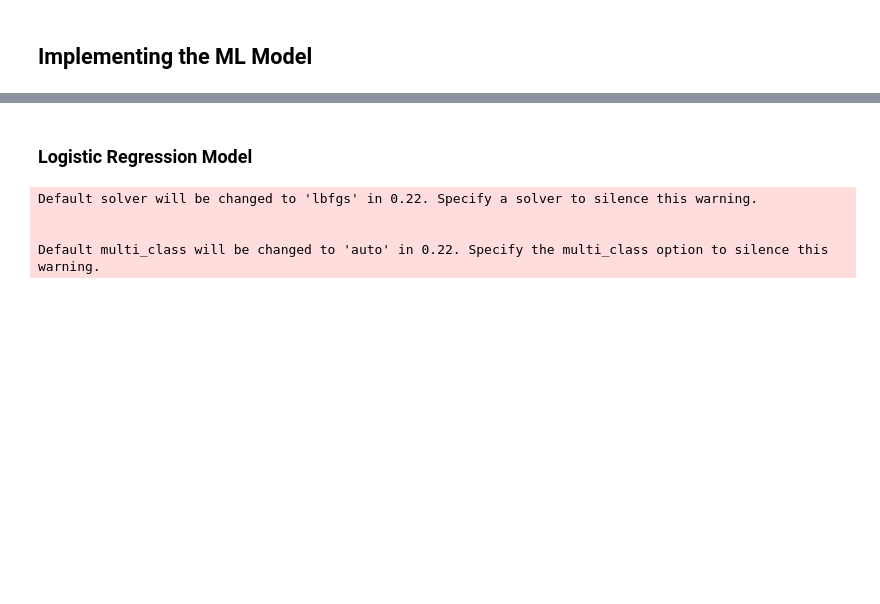
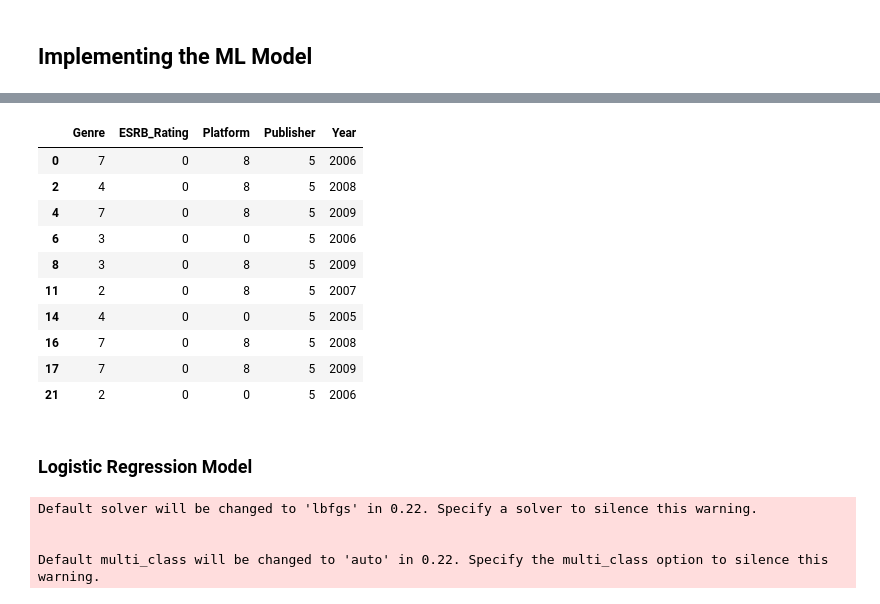
Before and after one commit to datares/gamestop, a Jupyter notebook: Analysis/videogames_prelimanalysis.ipynb, the cells around one changed output, grey strips where cells are left out. Drawn from its saved outputs; the diff is of its cells as text; code cells hidden in the pictures; blank space fills up the shorter version.

```diff
--- a/Analysis/videogames_prelimanalysis.ipynb
+++ b/Analysis/videogames_prelimanalysis.ipynb
@@ -511,3 +563,5 @@ df_final2.head(10)
+# %%
+df1 = df_final2['Year']
 # %%
 df_final2 = df_final2[['Genre', 'ESRB_Rating', 'Platform', 'Publisher','Critic_Score', 'Score_Category']]
 # %%
@@ -542,3 +594,19 @@ Y2 = df_final2['Critic_Score']
+# %%
+X = pd.concat([X, df1], axis='columns')
+# %%
+X.head(10)
+# %% [output]
+|  | Genre | ESRB_Rating | Platform | Publisher | Year |
+| 0 | 7 | 0 | 8 | 5 | 2006 |
+| 2 | 4 | 0 | 8 | 5 | 2008 |
+| 4 | 7 | 0 | 8 | 5 | 2009 |
+| 6 | 3 | 0 | 0 | 5 | 2006 |
+| 8 | 3 | 0 | 8 | 5 | 2009 |
+| 11 | 2 | 0 | 8 | 5 | 2007 |
+| 14 | 4 | 0 | 0 | 5 | 2005 |
+| 16 | 7 | 0 | 8 | 5 | 2008 |
+| 17 | 7 | 0 | 8 | 5 | 2009 |
+| 21 | 2 | 0 | 0 | 5 | 2006 |
 # %% [markdown]
 ### Logistic Regression Model
 # %%
```
Also changed, not shown: parts of 70 cells of this notebook.
